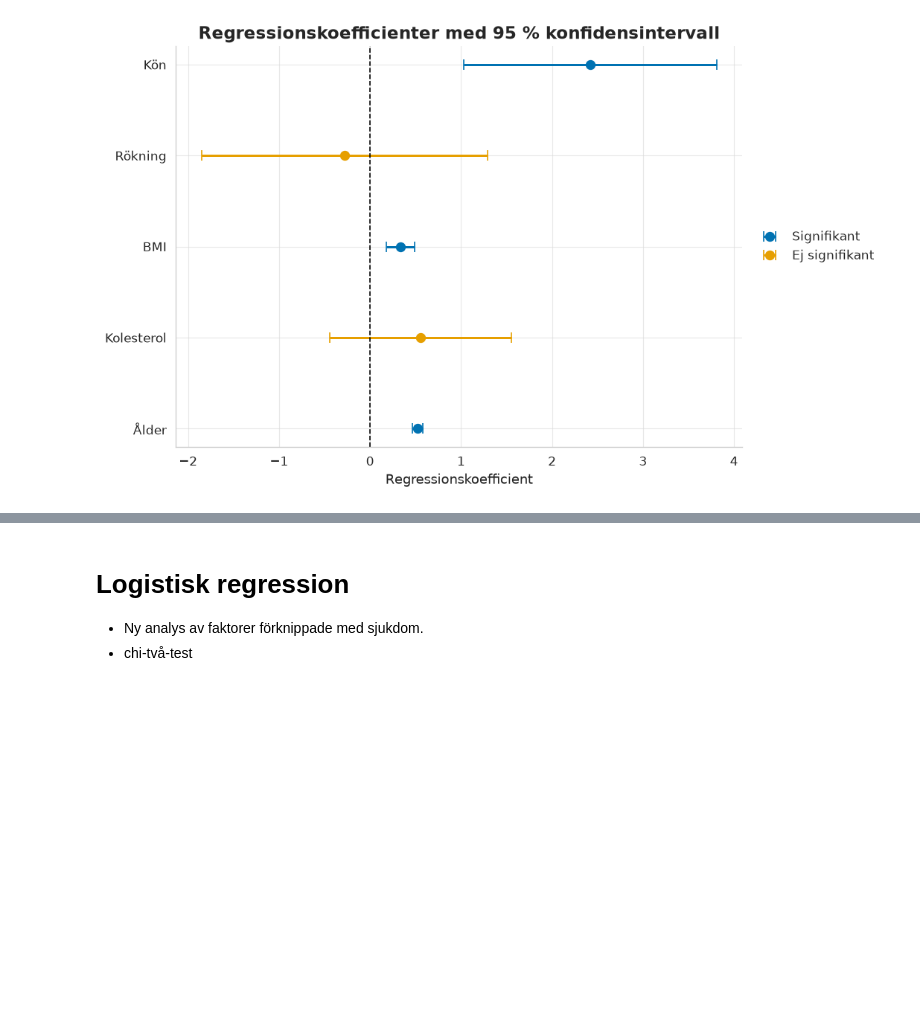
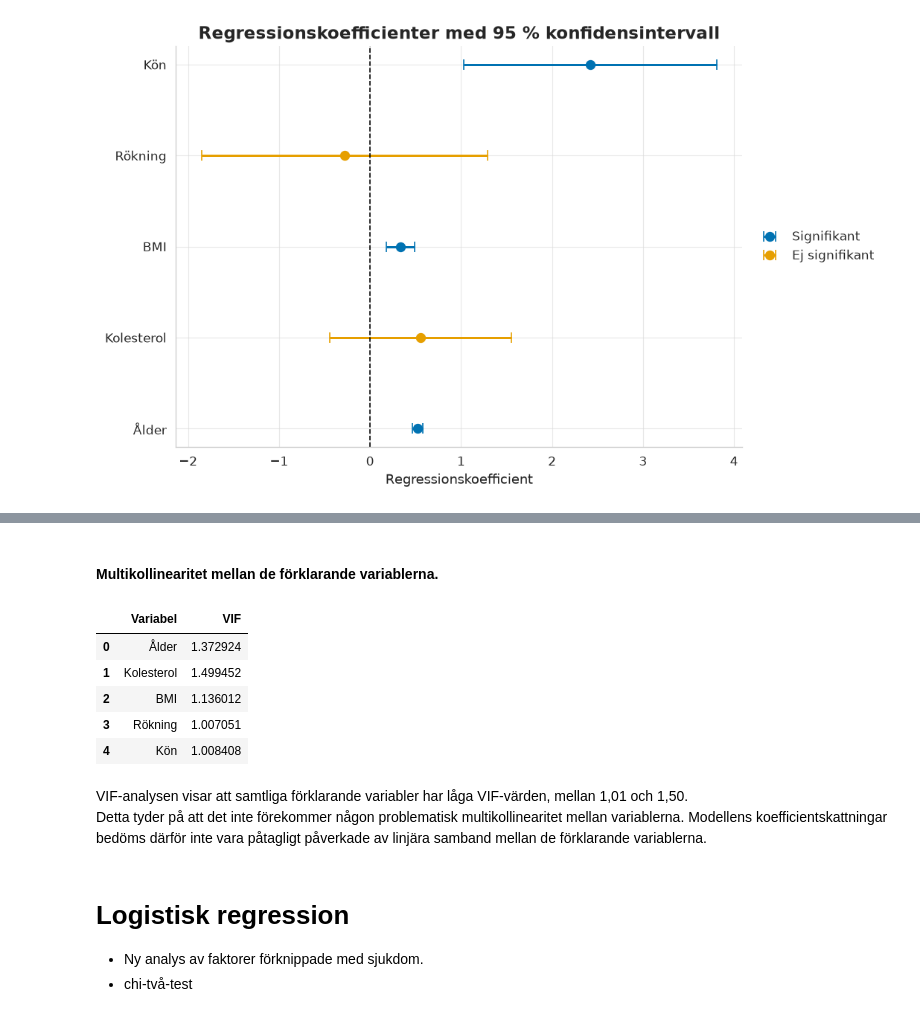
Before and after one commit to Hakan-Fridlund/PYSTDA45-assignment_health_study, a Jupyter notebook: notebooks/health_study_part2.ipynb, the cells around one changed output, grey strips where cells are left out. Cells and saved outputs as stored; diff of their text form; code cells hidden in the pictures; blank space fills up the shorter version.

```diff
--- a/notebooks/health_study_part2.ipynb
+++ b/notebooks/health_study_part2.ipynb
@@ -302,3 +346,17 @@ analyzer.plot_residuals(results);
+# %% [markdown]
+#### Multikollinearitet mellan de förklarande variablerna.
+# %%
+analyzer.calculate_vif(results)
+# %% [output]
+|  | Variabel | VIF |
+| 0 | Ålder | 1.372924 |
+| 1 | Kolesterol | 1.499452 |
+| 2 | BMI | 1.136012 |
+| 3 | Rökning | 1.007051 |
+| 4 | Kön | 1.008408 |
+# %% [markdown]
+VIF-analysen visar att samtliga förklarande variabler har låga VIF-värden, mellan 1,01 och 1,50.
+Detta tyder på att det inte förekommer någon problematisk multikollinearitet mellan variablerna. Modellens koefficientskattningar bedöms därför inte vara påtagligt påverkade av linjära samband mellan de förklarande variablerna.
 # %% [markdown]
 # Logistisk regression
 * Ny analys av faktorer förknippade med sjukdom.
```
Also changed, not shown: parts of 10 cells of this notebook, 3 other files.
